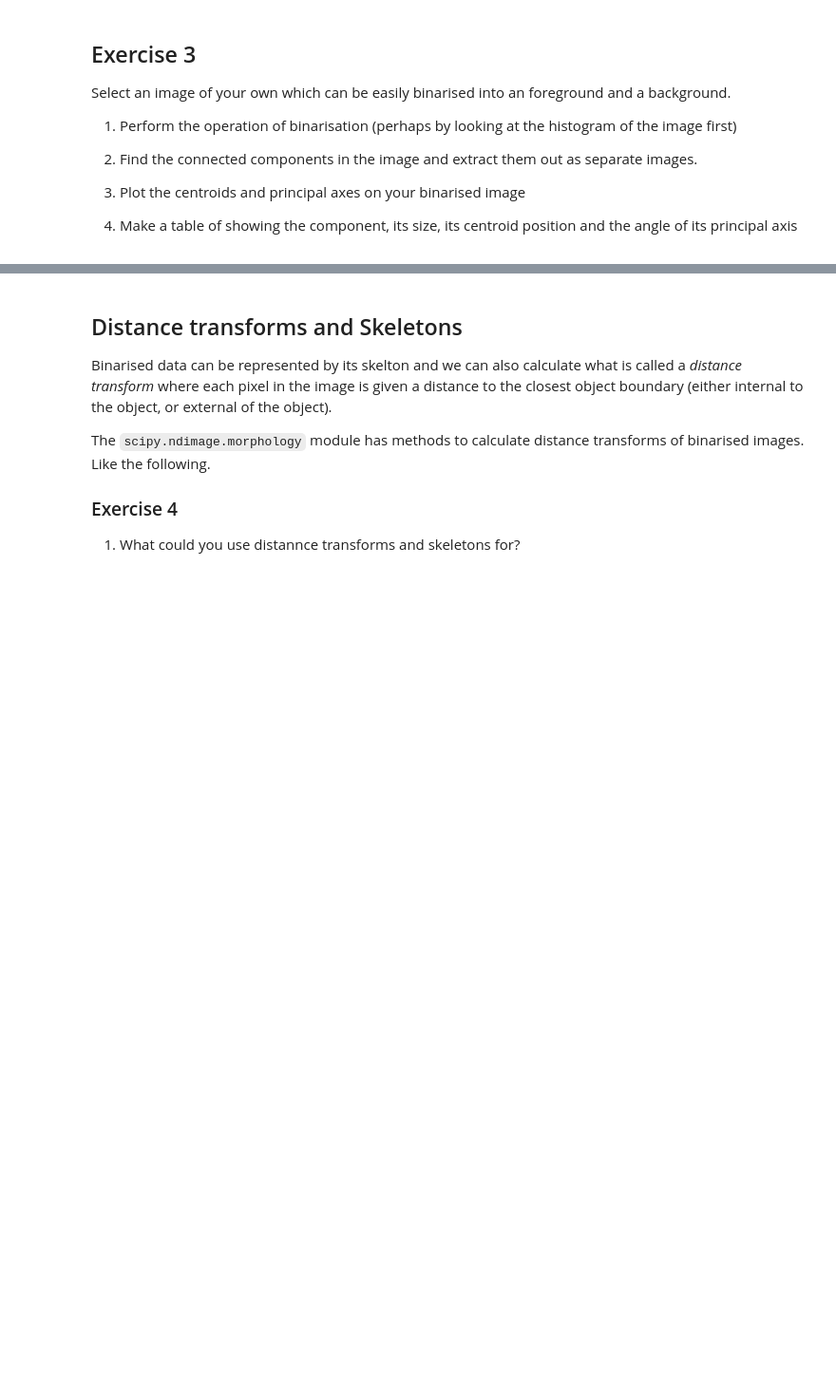
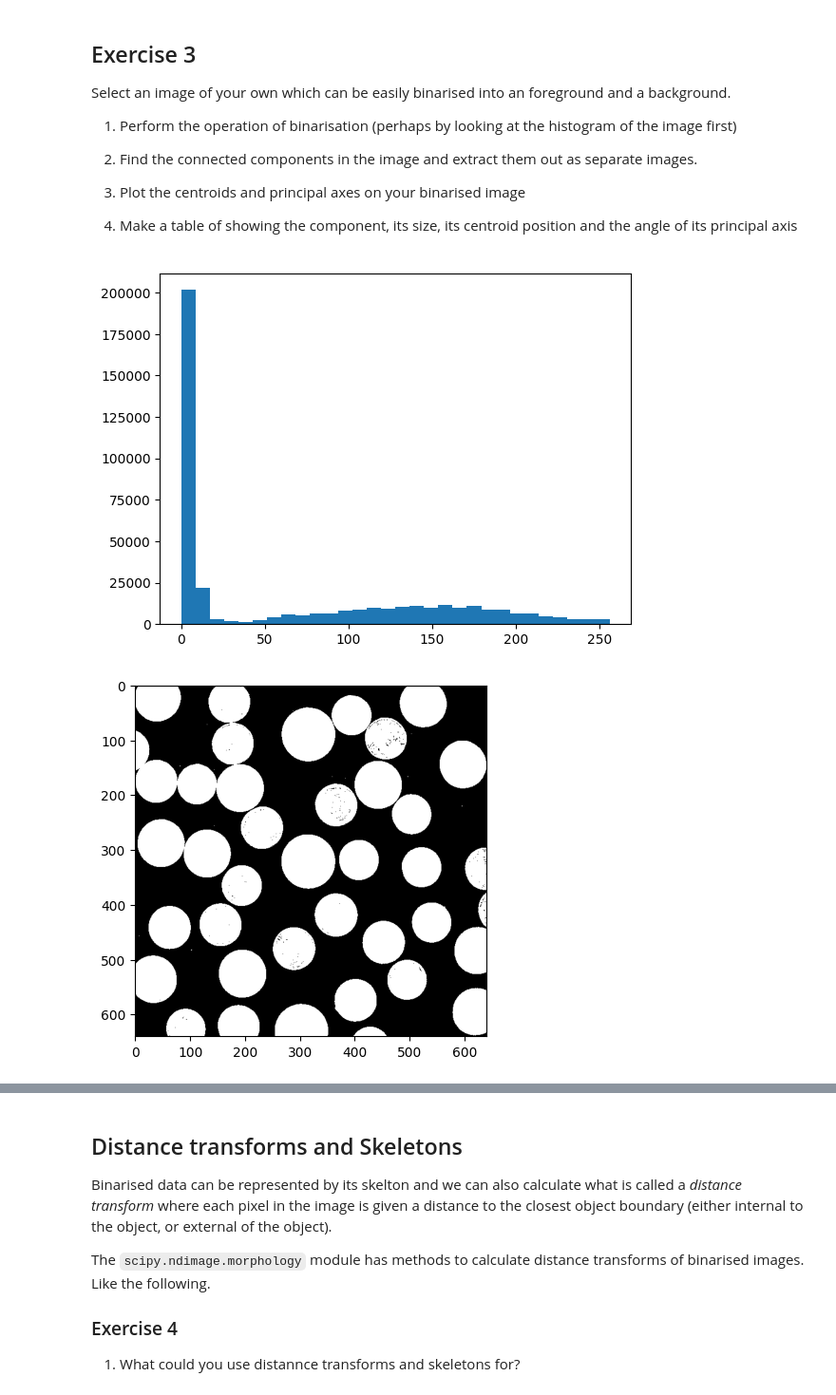
Before and after one commit to Xanonymous-GitHub/cs933-lab, a Jupyter notebook: lab2/lab-2.ipynb, the cells around one changed output, grey strips where cells are left out. Shown at 95% size. Drawn from its saved outputs; the diff is of its cells as text; code cells hidden in the pictures; blank space fills up the shorter version.

```diff
--- a/lab2/lab-2.ipynb
+++ b/lab2/lab-2.ipynb
@@ -638,3 +709,16 @@ Select an image of your own which can be easily binarised into an foreground and
 3. Plot the centroids and principal axes on your binarised image
 
 4. Make a table of showing the component, its size, its centroid position and the angle of its principal axis
+# %%
+coins = agent.get_img_located_at("coins.jpg", channel_mode="L")
+
+threshed_coins = np.where(coins < 40, 0, 1)
+
+plt.hist(coins.ravel(), bins=30, range=(0, 256))
+plt.show()
+
+plt.imshow(threshed_coins, cmap="gray")
+plt.show()
+# %% [output]
+[figure, added]
+[figure, added]
```
Also changed, not shown: parts of 15 cells of this notebook.
